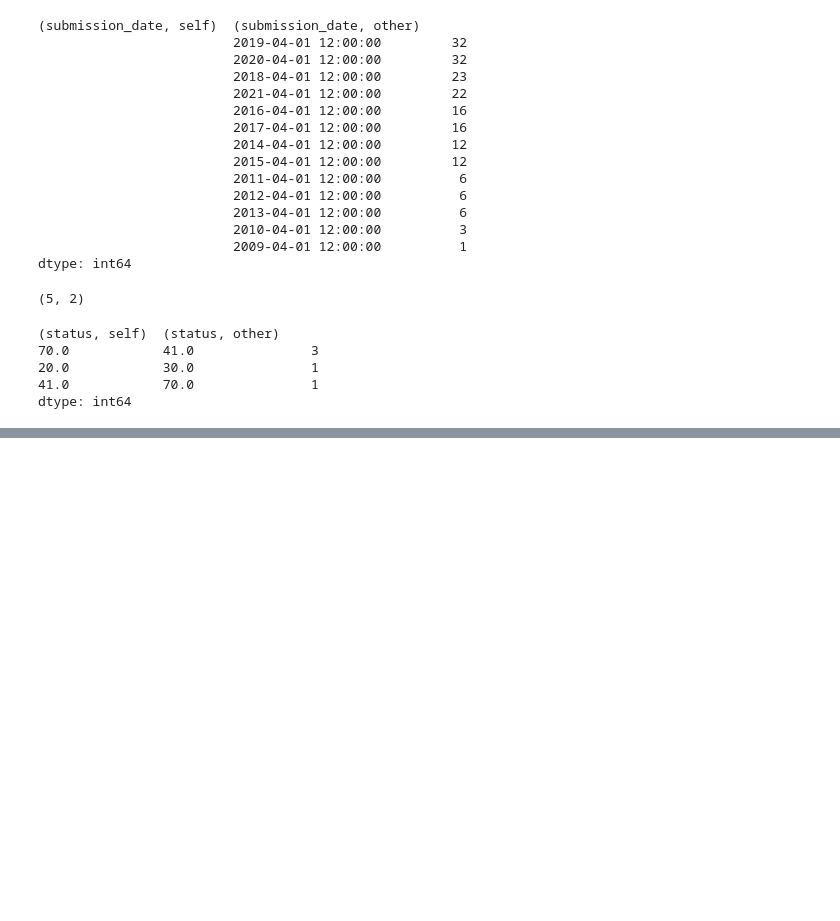
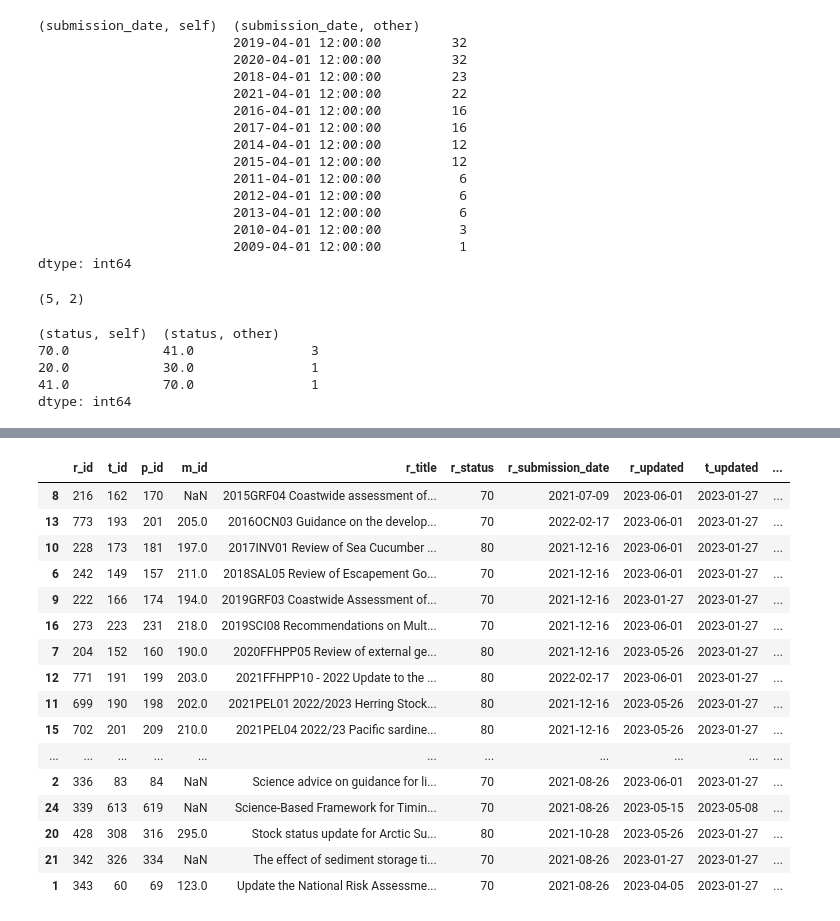
Before and after one commit to KevinCarr42/date_update_script, a Jupyter notebook: date_update_script.ipynb, the cells around one changed output, grey strips where cells are left out. Saved outputs shown, nothing was run; the diff lists cells and outputs as text; code cells hidden in the pictures; blank space fills up the shorter version.

Commit message:
more analysis, there is a way to submit without a submission_date

```diff
--- a/date_update_script.ipynb
+++ b/date_update_script.ipynb
@@ -424,0 +692,22 @@ dtype: int64
+# %%
+# these don't look like imports.
+# there may be a way to submit a tor without a submission date
+pd.read_csv('after_saving/only_in_tor.csv').sort_values('r_title')
+# %% [output]
+|  | r_id | t_id | p_id | m_id | r_title | r_status | r_submission_date | r_updated | t_updated | ... |
+| 8 | 216 | 162 | 170 | NaN | 2015GRF04 Coastwide assessment of... | 70 | 2021-07-09 | 2023-06-01 | 2023-01-27 | ... |
+| 13 | 773 | 193 | 201 | 205.0 | 2016OCN03 Guidance on the develop... | 70 | 2022-02-17 | 2023-06-01 | 2023-01-27 | ... |
+| 10 | 228 | 173 | 181 | 197.0 | 2017INV01 Review of Sea Cucumber ... | 80 | 2021-12-16 | 2023-06-01 | 2023-01-27 | ... |
+| 6 | 242 | 149 | 157 | 211.0 | 2018SAL05 Review of Escapement Go... | 70 | 2021-12-16 | 2023-06-01 | 2023-01-27 | ... |
+| 9 | 222 | 166 | 174 | 194.0 | 2019GRF03 Coastwide Assessment of... | 70 | 2021-12-16 | 2023-01-27 | 2023-01-27 | ... |
+| 16 | 273 | 223 | 231 | 218.0 | 2019SCI08 Recommendations on Mult... | 70 | 2021-12-16 | 2023-06-01 | 2023-01-27 | ... |
+| 7 | 204 | 152 | 160 | 190.0 | 2020FFHPP05 Review of external ge... | 80 | 2021-12-16 | 2023-05-26 | 2023-01-27 | ... |
+| 12 | 771 | 191 | 199 | 203.0 | 2021FFHPP10 - 2022 Update to the ... | 80 | 2022-02-17 | 2023-06-01 | 2023-01-27 | ... |
+| 11 | 699 | 190 | 198 | 202.0 | 2021PEL01 2022/2023 Herring Stock... | 80 | 2021-12-16 | 2023-05-26 | 2023-01-27 | ... |
+| 15 | 702 | 201 | 209 | 210.0 | 2021PEL04 2022/23 Pacific sardine... | 80 | 2021-12-16 | 2023-05-26 | 2023-01-27 | ... |
+| ... | ... | ... | ... | ... | ... | ... | ... | ... | ... | ... |
+| 2 | 336 | 83 | 84 | NaN | Science advice on guidance for li... | 70 | 2021-08-26 | 2023-06-01 | 2023-01-27 | ... |
+| 24 | 339 | 613 | 619 | NaN | Science-Based Framework for Timin... | 70 | 2021-08-26 | 2023-05-15 | 2023-05-08 | ... |
+| 20 | 428 | 308 | 316 | 295.0 | Stock status update for Arctic Su... | 80 | 2021-10-28 | 2023-05-26 | 2023-01-27 | ... |
+| 21 | 342 | 326 | 334 | NaN | The effect of sediment storage ti... | 70 | 2021-08-26 | 2023-01-27 | 2023-01-27 | ... |
+| 1 | 343 | 60 | 69 | 123.0 | Update the National Risk Assessme... | 70 | 2021-08-26 | 2023-04-05 | 2023-01-27 | ... |
```
Also changed, not shown: parts of 33 cells of this notebook, 8 other files.
